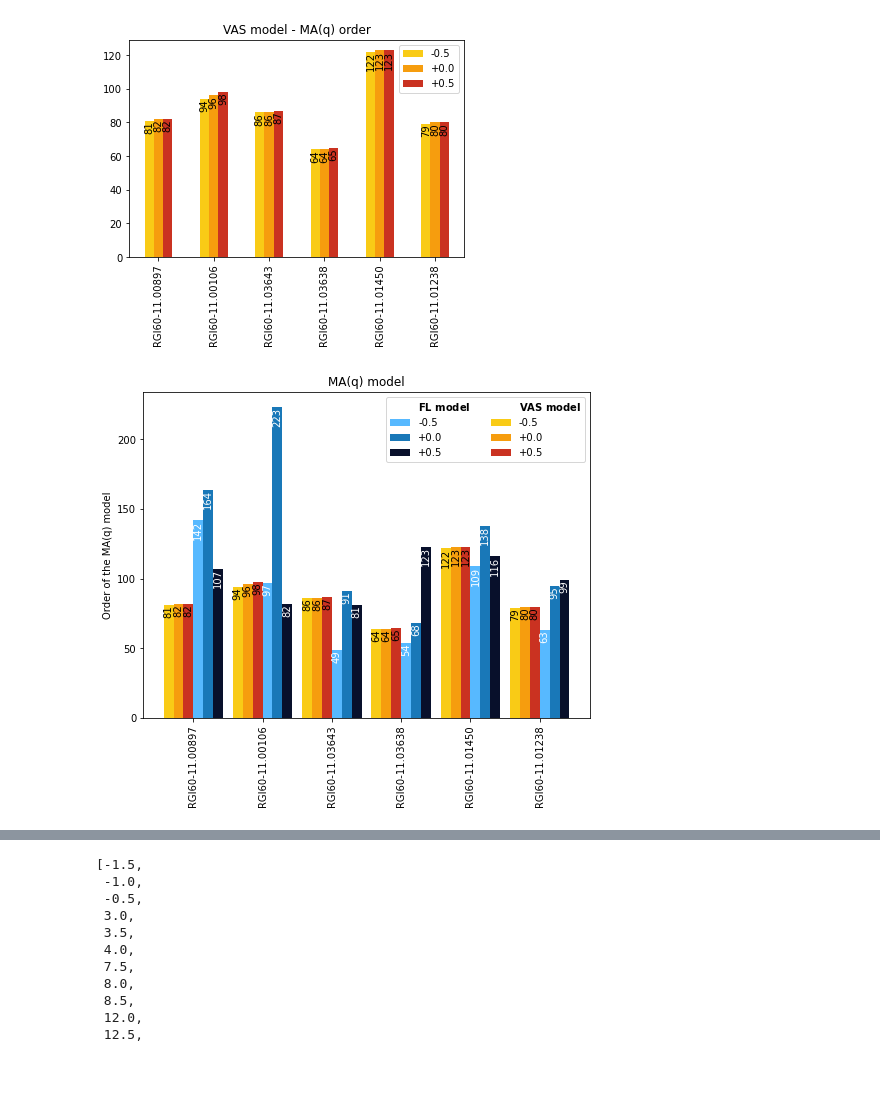
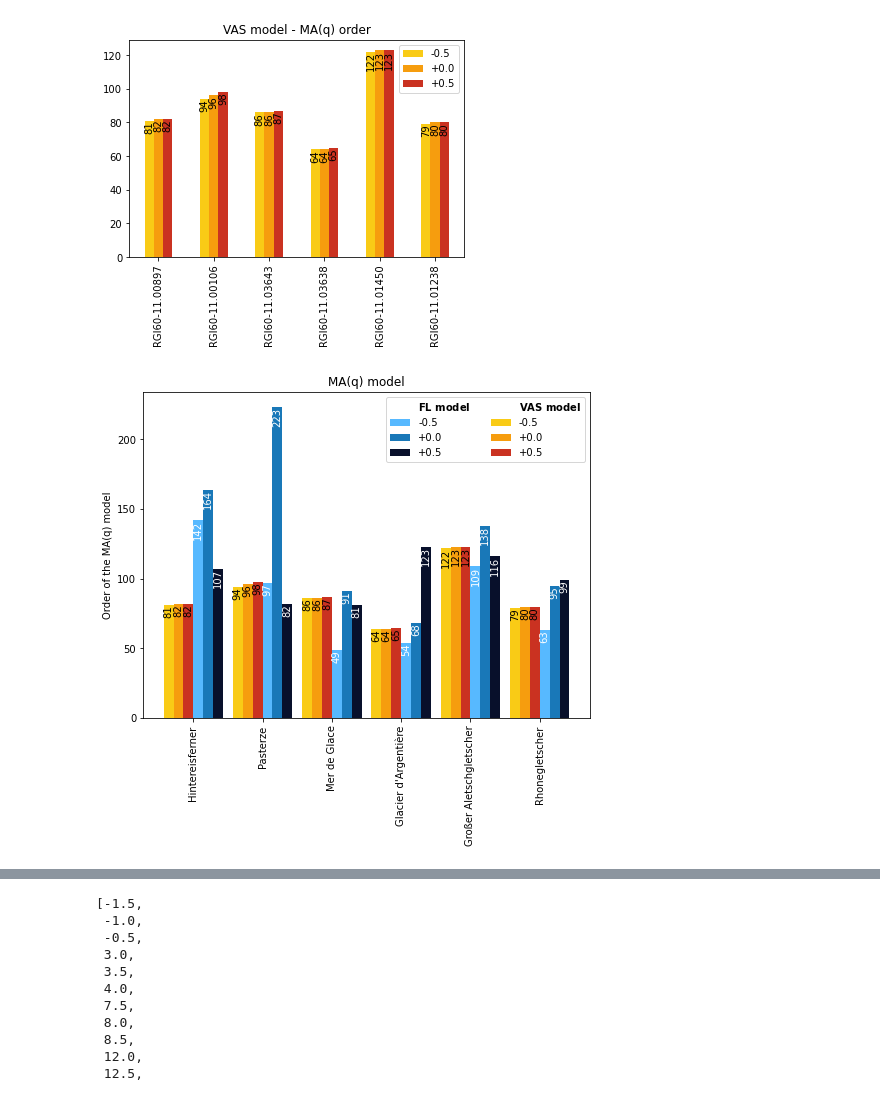
Before and after one commit to oberrauch/vascaling, a Jupyter notebook: notebooks/tmp.ipynb, the cells around one changed output, grey strips where cells are left out. Drawn from its saved outputs; the diff is of its cells as text; code cells hidden in the pictures; blank space fills up the shorter version.

```diff
--- a/notebooks/tmp.ipynb
+++ b/notebooks/tmp.ipynb
@@ -6,6 +6,7 @@ import xarray as xr
 
 import matplotlib.pyplot as plt
 # %%
-data_dir = '/Users/oberrauch/work/master/data/'
-f_name = 'arma_order.nc'
+data_dir = '/Users/oberrauch/work/master/data/cluster_output/single_glaciers'
+f_name = 'eq_runs.nc'
 ds = xr.load_dataset(os.path.join(data_dir, f_name))
+ds.rgi_id
@@ -33,3 +22,5 @@ Coordinates:
+# %%
+showcase_glaciers = pd.read_csv(os.path.join(data_dir, 'showcase_glaciers.csv'), index_col=0)
 # %%
 import sys
 sys.path.append('../code/')
@@ -115,35 +106,35 @@ for i, rgi_id in enumerate(ds.rgi_id):
 xticks = list()
 
 for i, rgi_id in enumerate(ds.rgi_id):
     for j, temp_bias in enumerate(ds.temp_bias):
         q = ds.sel(rgi_id=rgi_id, temp_bias=temp_bias, model='vas').q
         x = i*((width)*3*width+width)+j*width-(width*1.5)
         xticks.append(x)
         plt.bar(x, q, width=width, color=vas_cycle[j],
                 label=(f'{temp_bias.values:+.1f}' if not i else ''))
 
         plt.text(x, q, f'{q.values:d}', rotation=90, ha='center', va='top')
 
-plt.xticks(np.array(xticks)[1::3]+(width*1.5), ds.rgi_id.values, rotation=90)
+plt.xticks(np.array(xticks)[1::3]+(width*1.5), showcase_glaciers.loc[ds.rgi_id.values].values.flatten(), rotation=90)
 
 handles, labels = plt.gca().get_legend_handles_labels()
 title_proxy, = plt.plot(0, marker='None', linestyle='None', label='dummy')
 h = [title_proxy]
 h.extend(handles[:3])
 h.extend([title_proxy])
 h.extend(handles[3:])
 l = ['$\\bf{FL\ model}$']
 l.extend(labels[:3])
 l.extend(['$\\bf{VAS\ model}$'])
 l.extend(labels[3:])
 
 plt.legend(h,l, ncol=2)
 plt.title('MA(q) model')
 plt.ylabel('Order of the MA(q) model')
 
 plt.savefig('../plots/final_plots/arma/maq.pdf', bbox_inches='tight')
 # %% [output]
-[figure, old version]
+[figure, new version]
 # %%
 xticks=list()
 width=2
```
Also changed, not shown: parts of 4 cells of this notebook, 19 other files.
